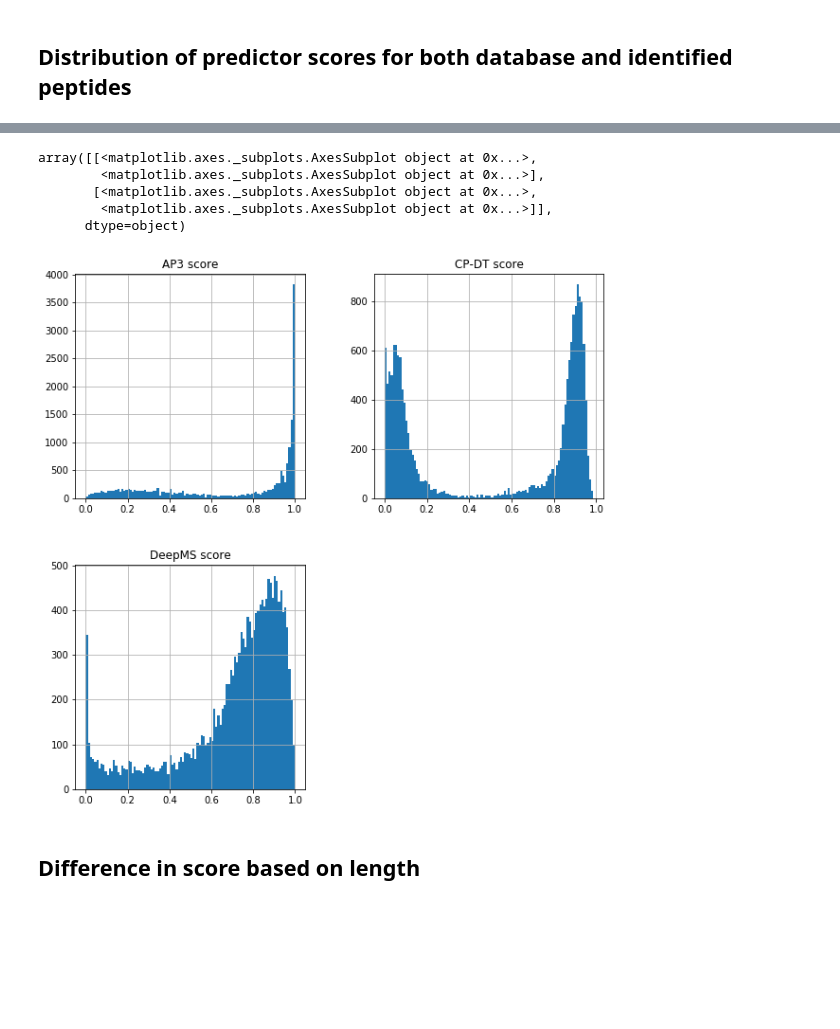
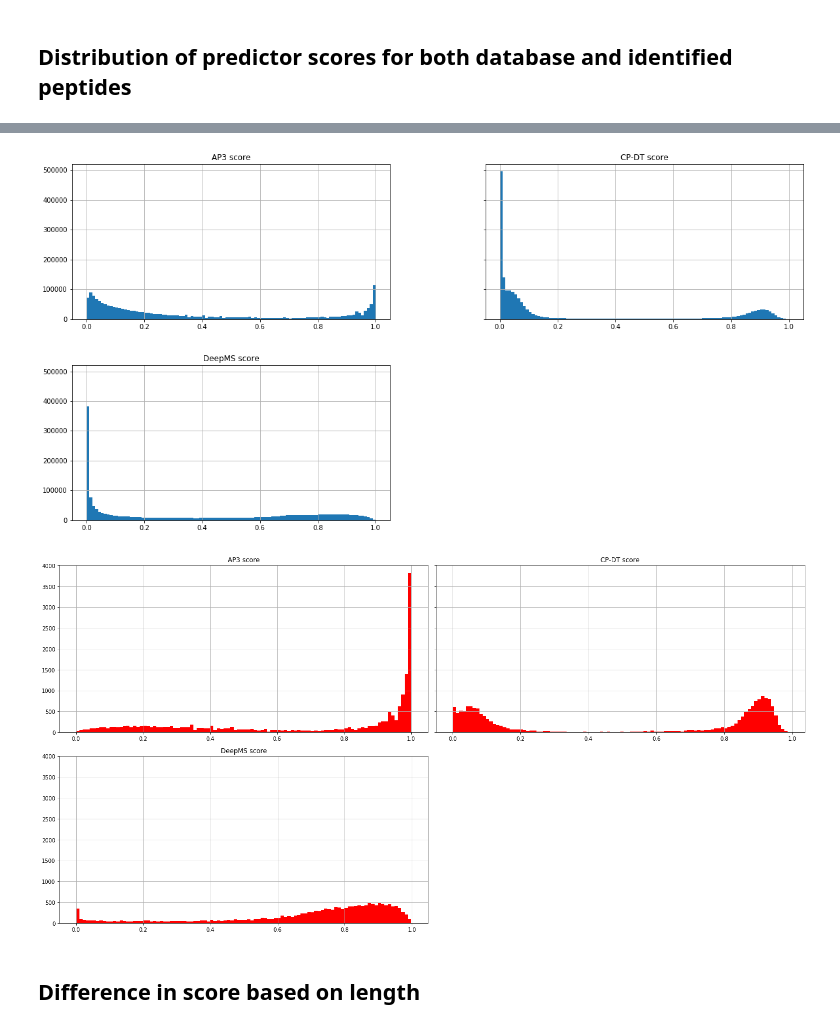
Before and after one commit to Matsdc/Proteotypicity-predictors-analysis-workflow, a Jupyter notebook: Data analysis proteotypicity predictors (SIHUMIx).ipynb, the cells around one changed output, grey strips where cells are left out. Cells and saved outputs as stored; diff of their text form; code cells hidden in the pictures; blank space fills up the shorter version.

```diff
--- a/Data analysis proteotypicity predictors (SIHUMIx).ipynb
+++ b/Data analysis proteotypicity predictors (SIHUMIx).ipynb
@@ -388,11 +378,11 @@ array([[<matplotlib.axes._subplots.AxesSubplot object at 0x...>,
-# %%
-df_idenpep.hist(column = ['AP3 score', 'CP-DT score', 'DeepMS score'], bins = 100, figsize = (10,10))
-# %% [output]
-array([[<matplotlib.axes._subplots.AxesSubplot object at 0x...>,
-        <matplotlib.axes._subplots.AxesSubplot object at 0x...>],
-       [<matplotlib.axes._subplots.AxesSubplot object at 0x...>,
-        <matplotlib.axes._subplots.AxesSubplot object at 0x...>]],
-      dtype=object)
-[figure, removed]
+# %%
+fig, axs = plt.subplots(nrows = 1,ncols = 3, figsize = (20,10), sharey = True)
+df_database_AA_8_30.hist(column = ['CP-DT score', 'DeepMS score', 'AP3 score'], bins = 100, ax = axs[0], sharey = True)
+fig1, axs1 = plt.subplots(nrows = 1, ncols = 3, figsize = (20,10), sharey = True)
+df_idenpep.hist(column = ['CP-DT score', 'DeepMS score', 'AP3 score'], bins = 100, ax = axs1[1], color = 'red', sharey = True)
+plt.tight_layout()
+# %% [output]
+[figure, added]
+[figure, added]
 # %% [markdown]
 ## Difference in score based on length
```
Also changed, not shown: parts of 21 cells of this notebook.
